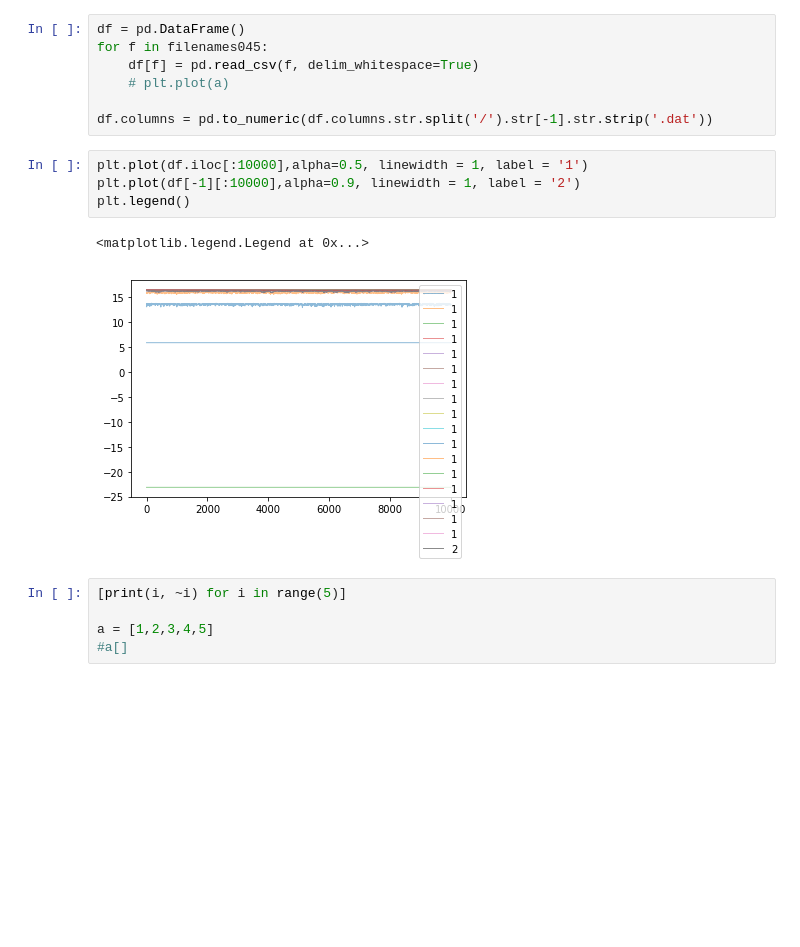
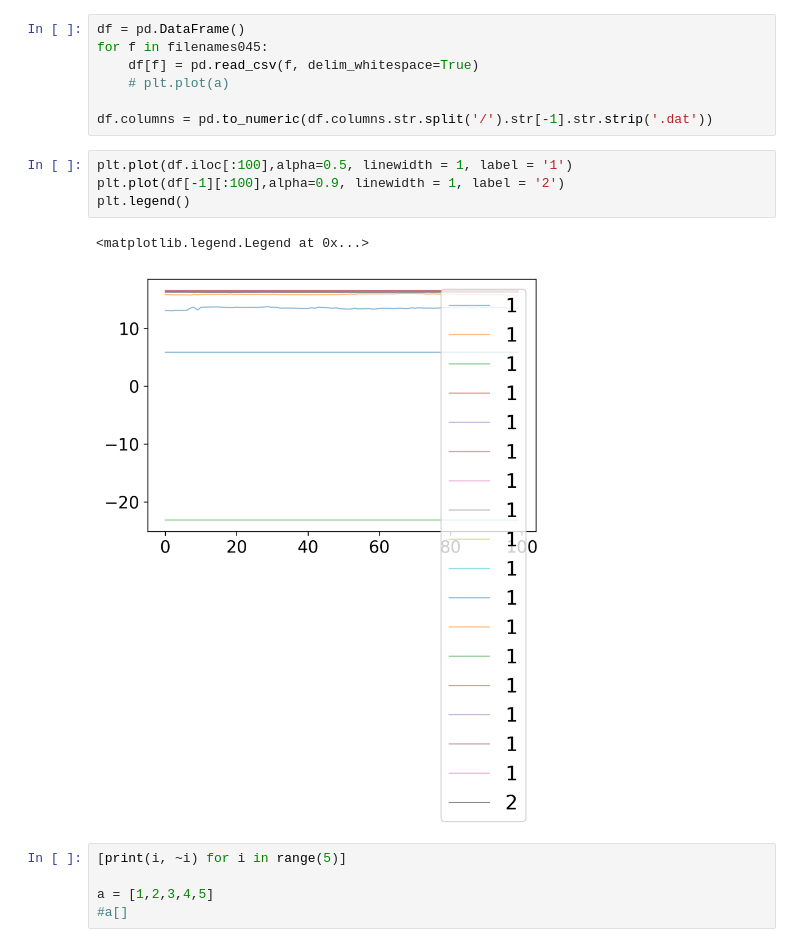
Before and after one commit to fridafu/FYS4411, a Jupyter notebook: results/Blocking.ipynb, the cells around one changed output. Saved outputs shown, nothing was run; the diff lists cells and outputs as text; blank space fills up the shorter version.

```diff
--- a/results/Blocking.ipynb
+++ b/results/Blocking.ipynb
@@ -45,12 +45,12 @@ for f in filenames045:
 
 df.columns = pd.to_numeric(df.columns.str.split('/').str[-1].str.strip('.dat'))
 # %%
-plt.plot(df.iloc[:10000],alpha=0.5, linewidth = 1, label = '1')
-plt.plot(df[-1][:10000],alpha=0.9, linewidth = 1, label = '2')
+plt.plot(df.iloc[:100],alpha=0.5, linewidth = 1, label = '1')
+plt.plot(df[-1][:100],alpha=0.9, linewidth = 1, label = '2')
 plt.legend()
 # %% [output]
 <matplotlib.legend.Legend at 0x...>
-[figure, old version]
+[figure, new version]
 # %%
 [print(i, ~i) for i in range(5)]
 
```
Also changed, not shown: 33 other files.
